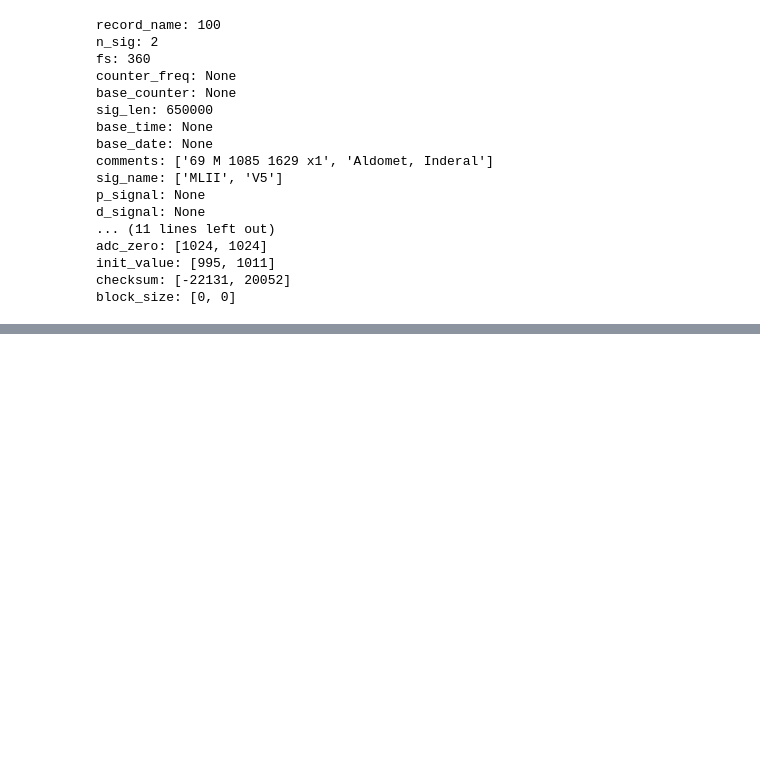
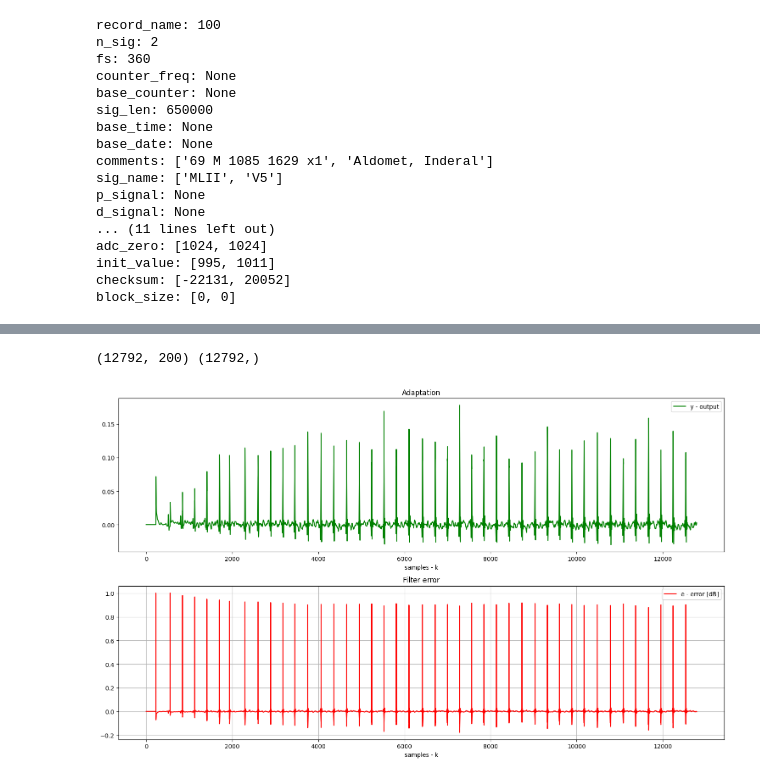
Before and after one commit to JBatRey/Procesamiento-Adaptativo-de-Se-ales-Aleatorias---Proyectos, a Jupyter notebook: proyecto_1.ipynb, the cells around one changed output, grey strips where cells are left out. Cells and saved outputs as stored; diff of their text form; code cells hidden in the pictures; blank space fills up the shorter version.

```diff
--- a/proyecto_1.ipynb
+++ b/proyecto_1.ipynb
@@ -179,0 +197,22 @@ plt.show()
+# %%
+
+filt_size = 200
+x = filtered_sig
+deltas = detect_r_peak(x)
+deltas = np.concatenate((deltas, np.zeros(100)))[100:]
+
+
+y, e = filter_with_LMS(x, deltas, n = filt_size, m = 0.001)
+
+# show results
+plt.figure(figsize=(15,9))
+plt.subplot(211);plt.title("Adaptation");plt.xlabel("samples - k")
+plt.plot(y,"g", label="y - output");plt.legend()
+plt.subplot(212);plt.title("Filter error");plt.xlabel("samples - k")
+plt.plot(e,"r", label="e - error [dB]");plt.legend()
+plt.tight_layout()
+plt.grid()
+plt.show()
+# %% [output]
+(12792, 200) (12792,)
+[figure, added]
```
Also changed, not shown: parts of 4 cells of this notebook.
